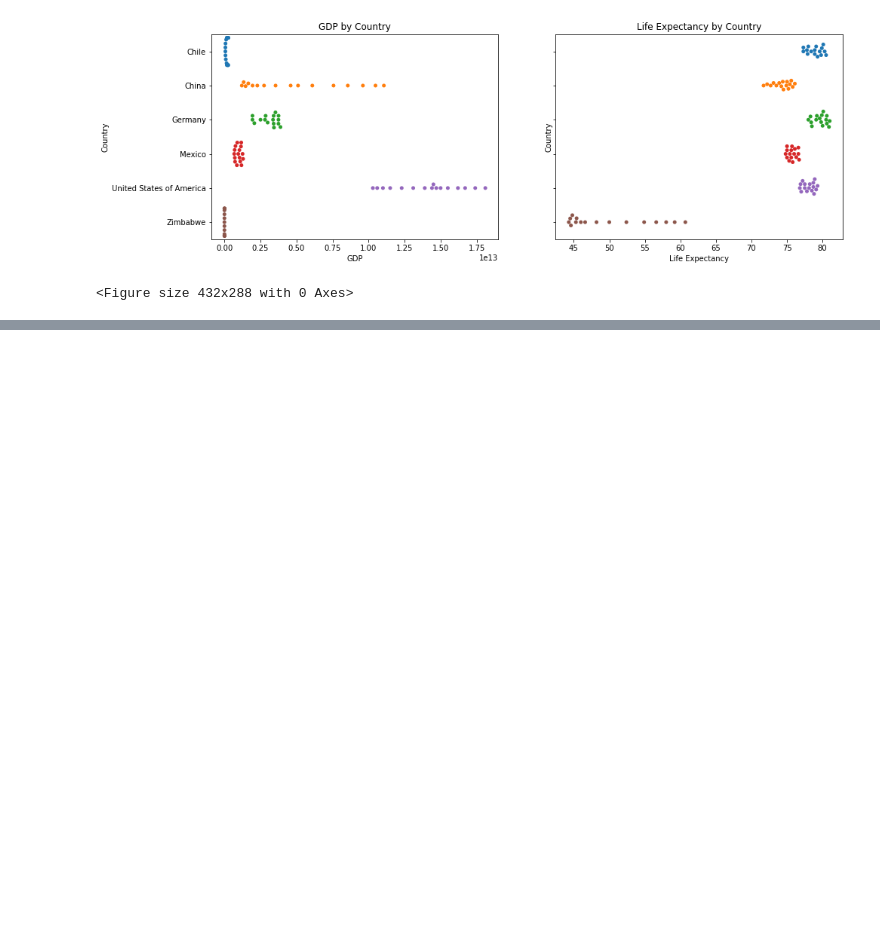
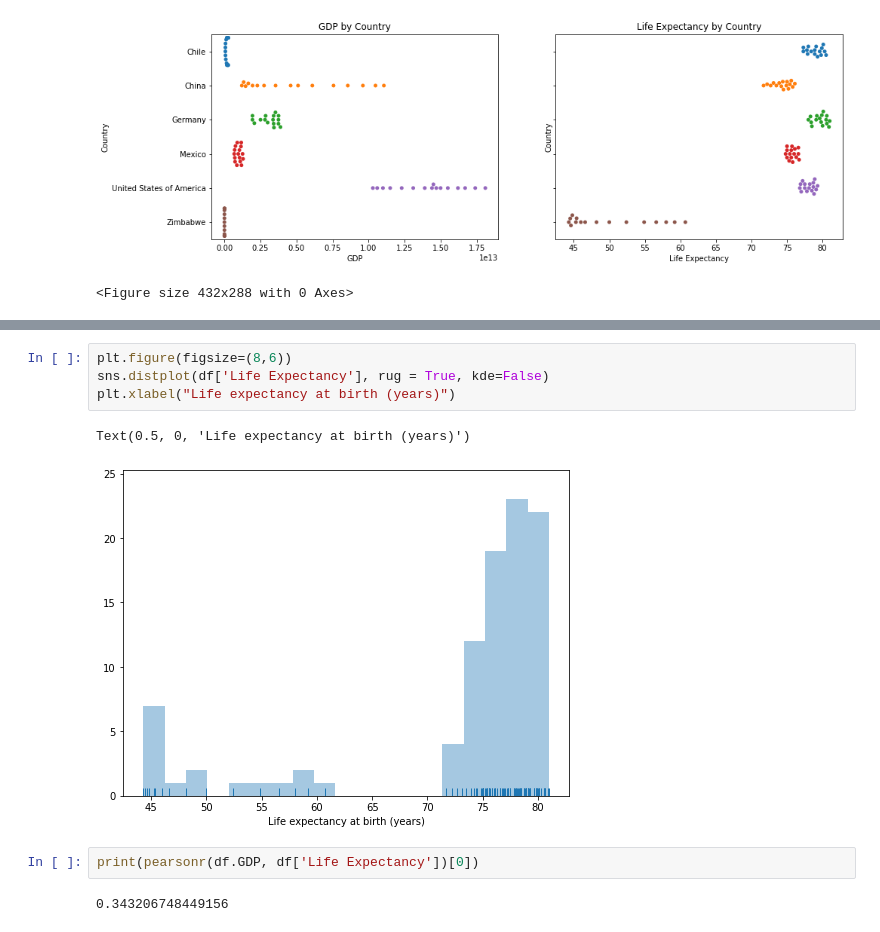
Before and after one commit to Gigabyte2408/life-expectancy-gdp-project, a Jupyter notebook: life_expectancy_gdp.ipynb, the cells around one changed output, grey strips where cells are left out. Cells and saved outputs as stored; diff of their text form; blank space fills up the shorter version.

```diff
--- a/life_expectancy_gdp.ipynb
+++ b/life_expectancy_gdp.ipynb
@@ -171,0 +193,11 @@ plt.clf()
+# %%
+plt.figure(figsize=(8,6))
+sns.distplot(df['Life Expectancy'], rug = True, kde=False)
+plt.xlabel("Life expectancy at birth (years)")
+# %% [output]
+Text(0.5, 0, 'Life expectancy at birth (years)')
+[figure, added]
+# %%
+print(pearsonr(df.GDP, df['Life Expectancy'])[0])
+# %% [output]
+0.343206748449156
```
Also changed, not shown: parts of 4 cells of this notebook.
